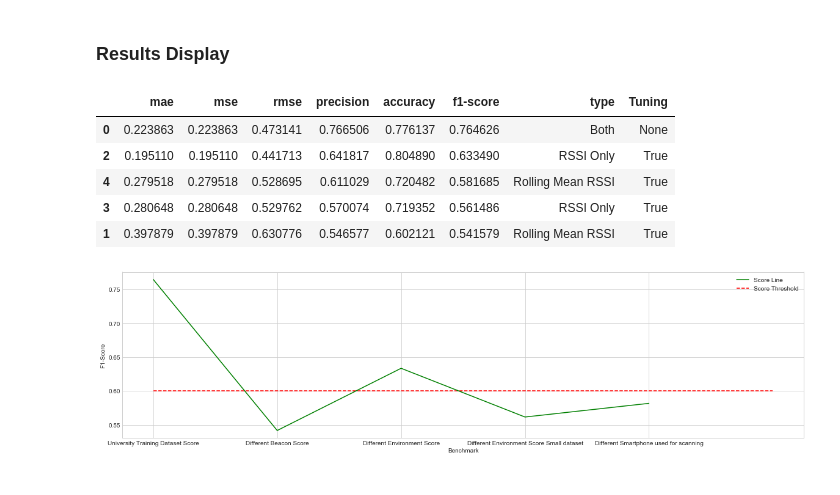
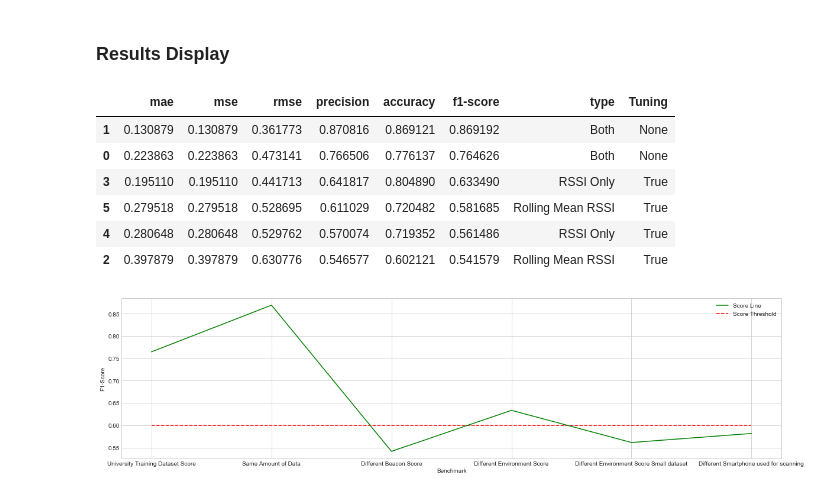
Before and after one commit to rui-pedro-porfirio/IndoorApp, a Jupyter notebook: Server/Notebooks/PROXIMITY/Classification/KNN/BLEProximityClassifierKNNExperiment.ipynb, the cells around one changed output. Saved outputs shown, nothing was run; the diff lists cells and outputs as text; code cells hidden in the pictures.

Commit message:
updated RF Classification Notebook for Fingerprinting. New experiment on proximity to check same amount of data weight on performance

```diff
--- a/Server/Notebooks/PROXIMITY/Classification/KNN/BLEProximityClassifierKNNExperiment.ipynb
+++ b/Server/Notebooks/PROXIMITY/Classification/KNN/BLEProximityClassifierKNNExperiment.ipynb
@@ -1092,7 +1188,7 @@ for feature in types:
     for weight in weights:
         if selected_method == 'LOO':
             cv = LeaveOneGroupOut()
-            splited = cv.split(X_train,train_Y.ravel(),groups=train_Y.ravel())
+            splited = cv.split(trainX_data,train_Y.ravel(),groups=train_Y.ravel())
             result = compute_KNN_with_Classifier(testX_data=trainX_data,testY_data=train_Y.ravel(),scaler=StandardScaler(),cross_validation = splited,
                                                weights = weight)
         elif selected_method =='Stratified K-Fold':
@@ -1138,7 +1234,7 @@ for feature in types:
     for algorithm in algorithms:
         if selected_method == 'LOO':
             cv = LeaveOneGroupOut()
-            splited = cv.split(X_train,Y_train.ravel(),groups=Y_train.ravel())
+            splited = cv.split(trainX_data,Y_train.ravel(),groups=Y_train.ravel())
             result = compute_KNN_with_Classifier(testX_data=trainX_data,testY_data=train_Y.ravel(),scaler=StandardScaler(),cross_validation = splited,
                                                algorithm= algorithm)
         elif selected_method =='Stratified K-Fold':
@@ -1190,7 +1286,7 @@ for feature in types:
     for distance in distance_metris:
         if selected_method == 'LOO':
             cv = LeaveOneGroupOut()
-            splited = cv.split(X_train,train_Y.ravel,groups=train_Y.ravel())
+            splited = cv.split(trainX_data,train_Y.ravel,groups=train_Y.ravel())
             result = compute_KNN_with_Classifier(testX_data=trainX_data,testY_data=train_Y.ravel(),scaler=StandardScaler(),cross_validation = splited,
                                                metric = distance)
         elif selected_method =='Stratified K-Fold':
@@ -1361,17 +1457,17 @@ for feature in types:
     if selected_method == 'LOO':
         cv = LeaveOneGroupOut()
         splited = cv.split(trainX_data,train_Y.ravel(),groups=train_Y.ravel())
-        result = compute_KNN_with_Classifier(n_neighbors=12,testX_data=trainX_data,testY_data=train_Y.ravel(),scaler=StandardScaler(),cross_validation = splited,
+        result = compute_KNN_with_Classifier(flag=1,n_neighbors=12,testX_data=trainX_data,testY_data=train_Y.ravel(),scaler=StandardScaler(),cross_validation = splited,
                             metric=selected_distance,
                              weights=selected_weight)
     elif selected_method =='Stratified K-Fold':
-        result = compute_KNN_with_Classifier(n_neighbors=12,testX_data=trainX_data,testY_data=train_Y.ravel(),scaler=StandardScaler(),
+        result = compute_KNN_with_Classifier(flag=1,n_neighbors=12,testX_data=trainX_data,testY_data=train_Y.ravel(),scaler=StandardScaler(),
                                              cross_validation = selected_fold,
                             metric=selected_distance,
                              weights=selected_weight)
     else:
         X_train_split, X_test_split, y_train_split, y_test_split = train_test_split(trainX_data,train_Y.ravel(), test_size = 0.3, random_state = 42,stratify=train_Y)
-        result = compute_KNN_with_Classifier(n_neighbors=12,trainX_data=X_train_split,trainY_data=y_train_split,testX_data=X_test_split,testY_data=y_test_split,
+        result = compute_KNN_with_Classifier(flag=1,n_neighbors=12,trainX_data=X_train_split,trainY_data=y_train_split,testX_data=X_test_split,testY_data=y_test_split,
                              scaler=StandardScaler(),metric=selected_distance,
                              weights=selected_weight)
     result.append(feature)
@@ -1882,22 +2157,23 @@ Confusion Matrix:
 ### Results Display
 # %%
 statistical_cols = ['mae','mse','rmse','precision','accuracy','f1-score','type','Tuning']
-types = ['University Training Dataset Score','Different Beacon Score','Different Environment Score','Different Environment Score Small dataset',
+types = ['University Training Dataset Score','Same Amount of Data','Different Beacon Score','Different Environment Score','Different Environment Score Small dataset',
         "Different Smartphone used for scanning"]
 results = pd.DataFrame(data=final_results,columns=statistical_cols)
 display(results.sort_values(by=['f1-score'],ascending=False))
 plt.figure(figsize=(20,5))
 plt.plot(types,results['f1-score'],color='green',label='Score Line')
 plt.hlines(0.6,0,5,color='red',label='Score Threshold',linestyles='dashed')
 plt.xlabel('Benchmark')
 plt.ylabel('F1-Score')
 plt.legend(loc='upper right');
 plt.show()
 # %% [output]
 |  | mae | mse | rmse | precision | accuracy | f1-score | type | Tuning |
+| 1 | 0.130879 | 0.130879 | 0.361773 | 0.870816 | 0.869121 | 0.869192 | Both | None |
 | 0 | 0.223863 | 0.223863 | 0.473141 | 0.766506 | 0.776137 | 0.764626 | Both | None |
-| 2 | 0.195110 | 0.195110 | 0.441713 | 0.641817 | 0.804890 | 0.633490 | RSSI Only | True |
-| 4 | 0.279518 | 0.279518 | 0.528695 | 0.611029 | 0.720482 | 0.581685 | Rolling Mean RSSI | True |
-| 3 | 0.280648 | 0.280648 | 0.529762 | 0.570074 | 0.719352 | 0.561486 | RSSI Only | True |
-| 1 | 0.397879 | 0.397879 | 0.630776 | 0.546577 | 0.602121 | 0.541579 | Rolling Mean RSSI | True |
+| 3 | 0.195110 | 0.195110 | 0.441713 | 0.641817 | 0.804890 | 0.633490 | RSSI Only | True |
+| 5 | 0.279518 | 0.279518 | 0.528695 | 0.611029 | 0.720482 | 0.581685 | Rolling Mean RSSI | True |
+| 4 | 0.280648 | 0.280648 | 0.529762 | 0.570074 | 0.719352 | 0.561486 | RSSI Only | True |
+| 2 | 0.397879 | 0.397879 | 0.630776 | 0.546577 | 0.602121 | 0.541579 | Rolling Mean RSSI | True |
-[figure, old version]
+[figure, new version]
```
Also changed, not shown: parts of 7 cells of this notebook, 1 other file.
